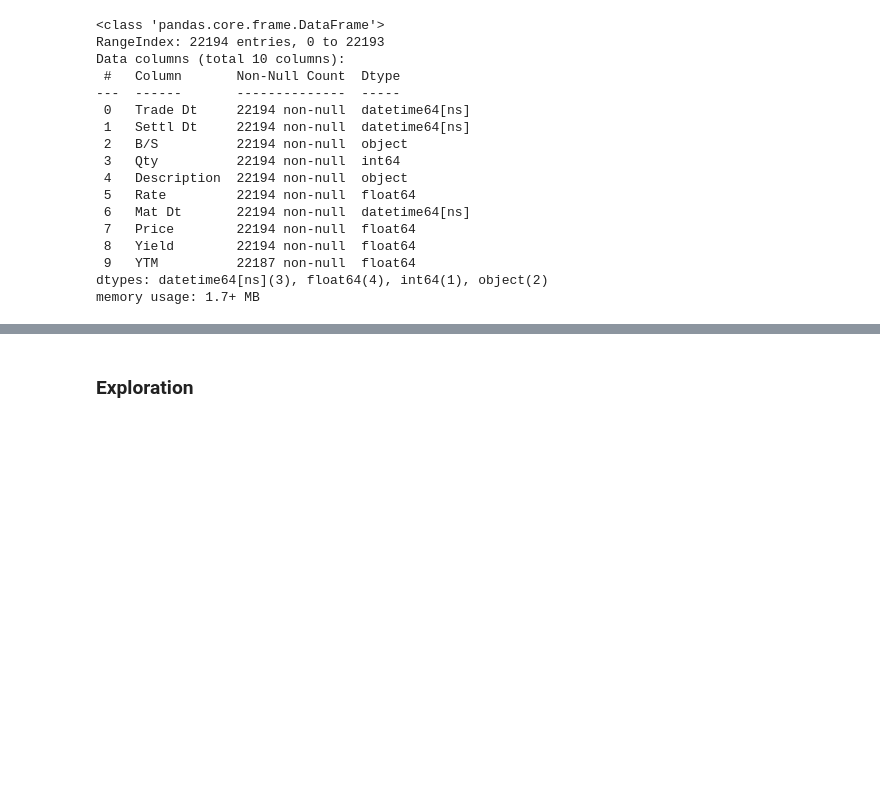
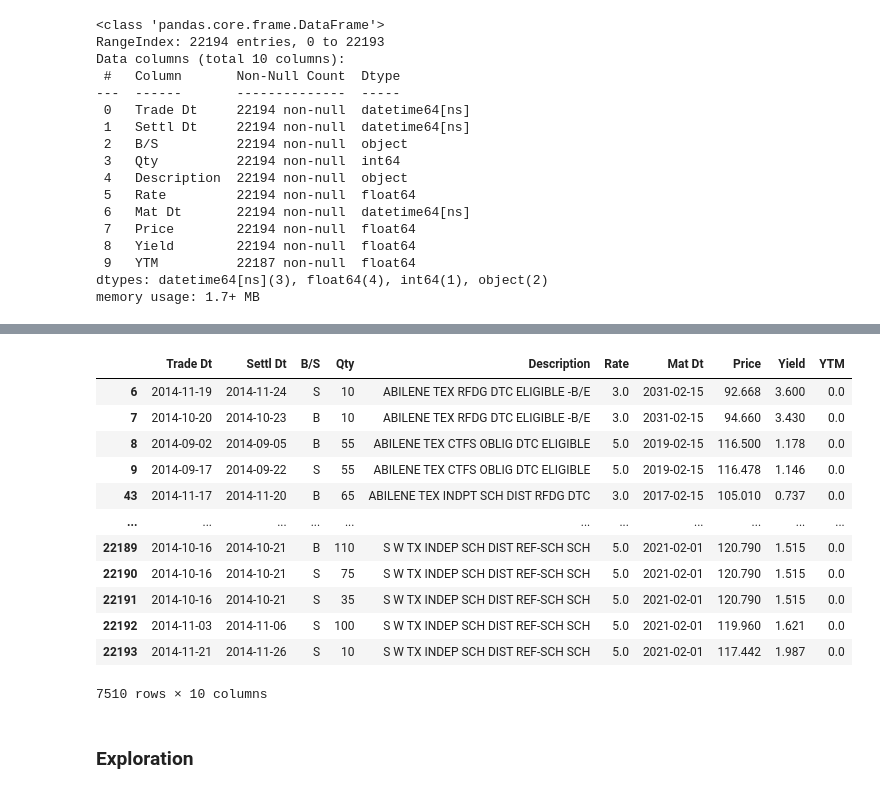
Before and after one commit to albertopuentes/small-side-projects, a Jupyter notebook: TX_trades.ipynb, the cells around one changed output, grey strips where cells are left out. Drawn from its saved outputs; the diff is of its cells as text; code cells hidden in the pictures; blank space fills up the shorter version.

Commit message:
exloring YTM fields

```diff
--- a/TX_trades.ipynb
+++ b/TX_trades.ipynb
@@ -159,3 +176,20 @@ memory usage: 1.7+ MB
+# %%
+# How many YTM fields are = 0
+trades[trades.YTM == 0]
+# %% [output]
+|  | Trade Dt | Settl Dt | B/S | Qty | Description | Rate | Mat Dt | Price | Yield | YTM |
+| 6 | 2014-11-19 | 2014-11-24 | S | 10 | ABILENE TEX RFDG DTC ELIGIBLE -B/E | 3.0 | 2031-02-15 | 92.668 | 3.600 | 0.0 |
+| 7 | 2014-10-20 | 2014-10-23 | B | 10 | ABILENE TEX RFDG DTC ELIGIBLE -B/E | 3.0 | 2031-02-15 | 94.660 | 3.430 | 0.0 |
+| 8 | 2014-09-02 | 2014-09-05 | B | 55 | ABILENE TEX CTFS OBLIG DTC ELIGIBLE | 5.0 | 2019-02-15 | 116.500 | 1.178 | 0.0 |
+| 9 | 2014-09-17 | 2014-09-22 | S | 55 | ABILENE TEX CTFS OBLIG DTC ELIGIBLE | 5.0 | 2019-02-15 | 116.478 | 1.146 | 0.0 |
+| 43 | 2014-11-17 | 2014-11-20 | B | 65 | ABILENE TEX INDPT SCH DIST RFDG DTC | 3.0 | 2017-02-15 | 105.010 | 0.737 | 0.0 |
+| ... | ... | ... | ... | ... | ... | ... | ... | ... | ... | ... |
+| 22189 | 2014-10-16 | 2014-10-21 | B | 110 | S W TX INDEP SCH DIST REF-SCH SCH | 5.0 | 2021-02-01 | 120.790 | 1.515 | 0.0 |
+| 22190 | 2014-10-16 | 2014-10-21 | S | 75 | S W TX INDEP SCH DIST REF-SCH SCH | 5.0 | 2021-02-01 | 120.790 | 1.515 | 0.0 |
+| 22191 | 2014-10-16 | 2014-10-21 | S | 35 | S W TX INDEP SCH DIST REF-SCH SCH | 5.0 | 2021-02-01 | 120.790 | 1.515 | 0.0 |
+| 22192 | 2014-11-03 | 2014-11-06 | S | 100 | S W TX INDEP SCH DIST REF-SCH SCH | 5.0 | 2021-02-01 | 119.960 | 1.621 | 0.0 |
+| 22193 | 2014-11-21 | 2014-11-26 | S | 10 | S W TX INDEP SCH DIST REF-SCH SCH | 5.0 | 2021-02-01 | 117.442 | 1.987 | 0.0 |
+7510 rows × 10 columns
 # %% [markdown]
 ### Exploration
 # %%
```
Also changed, not shown: parts of 1 cell of this notebook.
